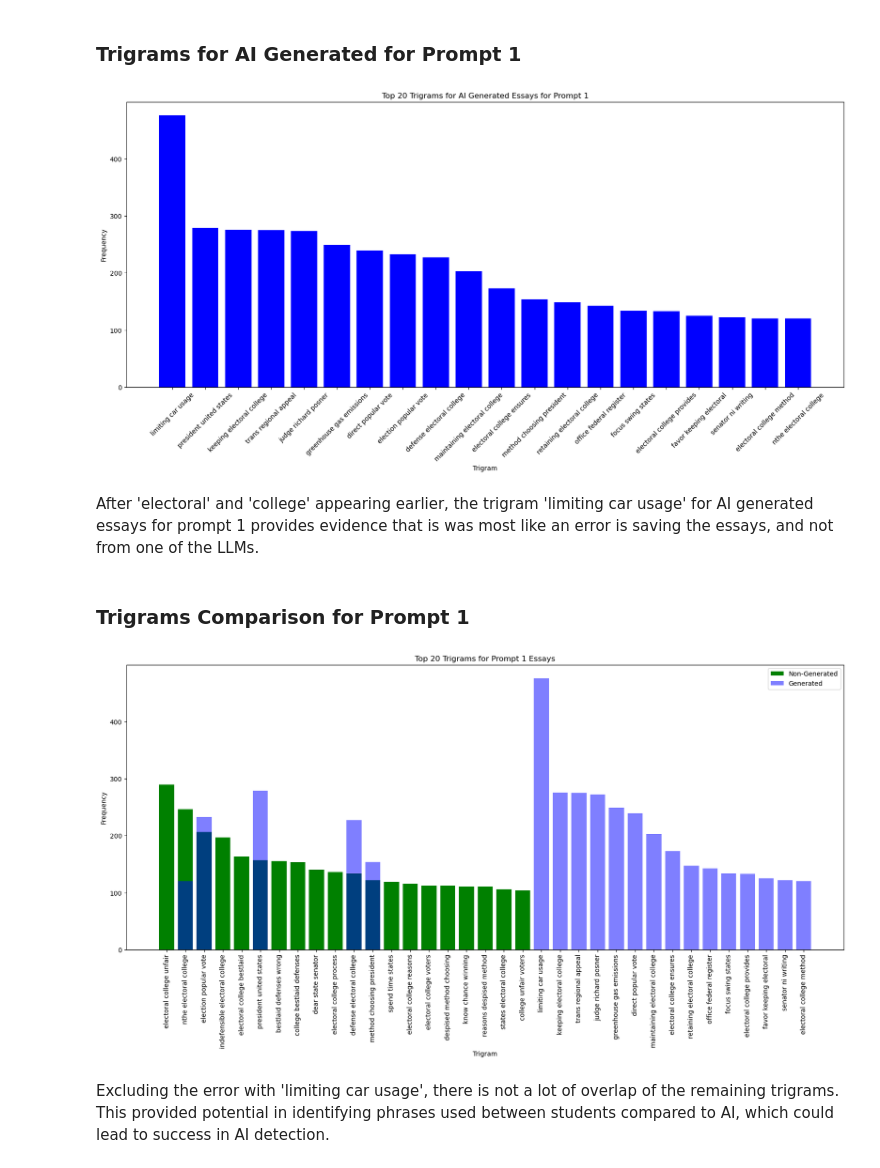
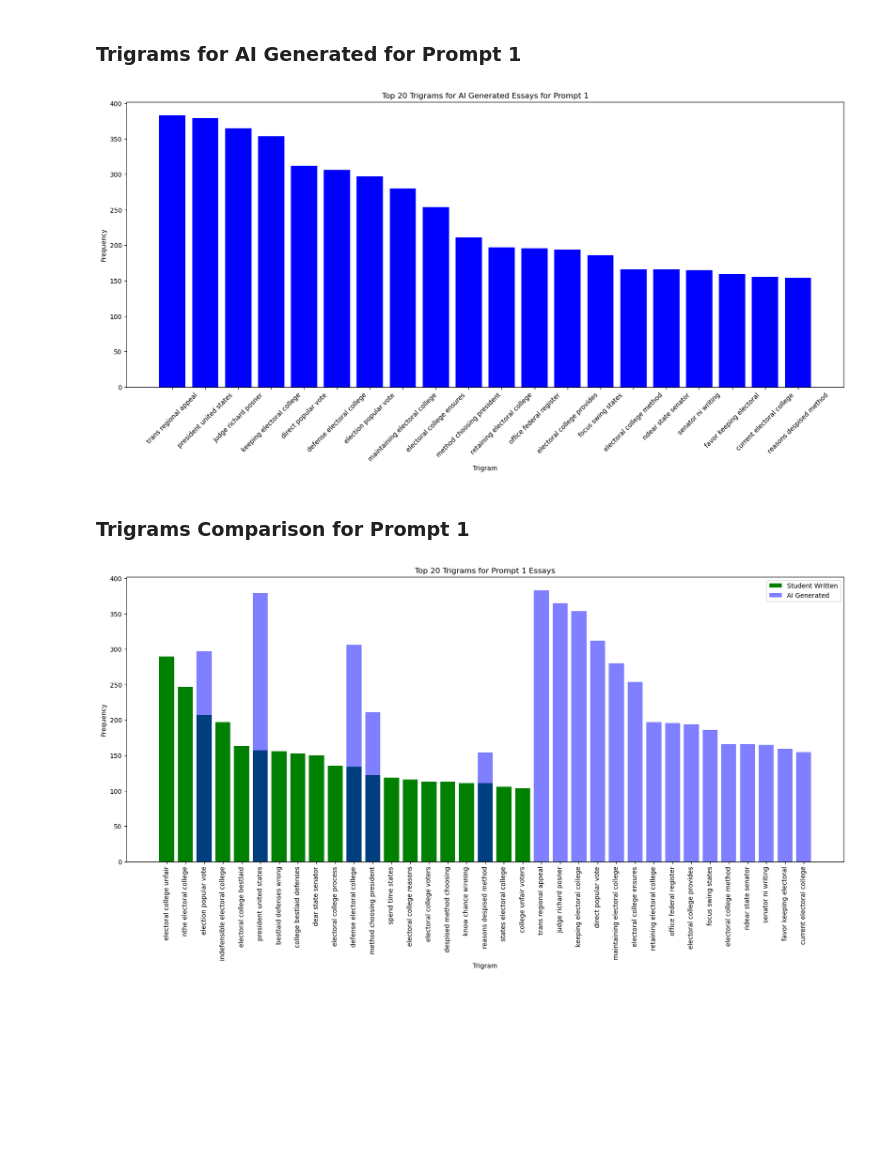
Before and after one commit to Wicks18/CapstoneThree, a Jupyter notebook: Notebooks/CleaningData.ipynb, the cells around one changed output. Saved outputs shown, nothing was run; the diff lists cells and outputs as text; code cells hidden in the pictures; blank space fills up the shorter version.

```diff
--- a/Notebooks/CleaningData.ipynb
+++ b/Notebooks/CleaningData.ipynb
@@ -140,6 +122,10 @@ for i, row in generated_text_df.iterrows():
 
         # Remove the first '\n\n' from the string
         if paragraphs.startswith(r'\n\n'):
+            paragraphs = paragraphs[4:]
+
+        # Remove the first '\n' from the string
+        if paragraphs.startswith(r'\n'):
             paragraphs = paragraphs[2:]
 
         # Replace the original text with the new text
@@ -652,26 +634,22 @@ plt.ylabel('Frequency')
 plt.xticks(rotation=45)
 plt.show()
 # %% [output]
-[figure, old version]
+[figure, new version]
-# %% [markdown]
-After 'electoral' and 'college' appearing earlier, the trigram 'limiting car usage' for AI generated essays for prompt 1 provides evidence that is was most like an error is saving the essays, and not from one of the LLMs.
 # %% [markdown]
 ### Trigrams Comparison for Prompt 1
 # %%
 Trigrams = get_top_ngrams(prompt_1_non_generated['text'], 3, 20)
 Trigrams = dict(Trigrams)
 Trigrams_gen = get_top_ngrams(prompt_1_generated['text'], 3, 20)
 Trigrams_gen = dict(Trigrams_gen)
 plt.figure(figsize=(20,8))
 plt.bar(Trigrams.keys(), Trigrams.values(), color='g')
 plt.bar(Trigrams_gen.keys(), Trigrams_gen.values(), color='b', alpha=0.5)
 plt.title('Top 20 Trigrams for Prompt 1 Essays')
 plt.xlabel('Trigram')
 plt.ylabel('Frequency')
 plt.xticks(rotation=90)
-plt.legend(['Non-Generated', 'Generated'])
+plt.legend(['Student Written', 'AI Generated'])
 plt.show()
 # %% [output]
-[figure, old version]
+[figure, new version]
-# %% [markdown]
-Excluding the error with 'limiting car usage', there is not a lot of overlap of the remaining trigrams. This provided potential in identifying phrases used between students compared to AI, which could lead to success in AI detection.
```
Also changed, not shown: parts of 18 cells of this notebook.
